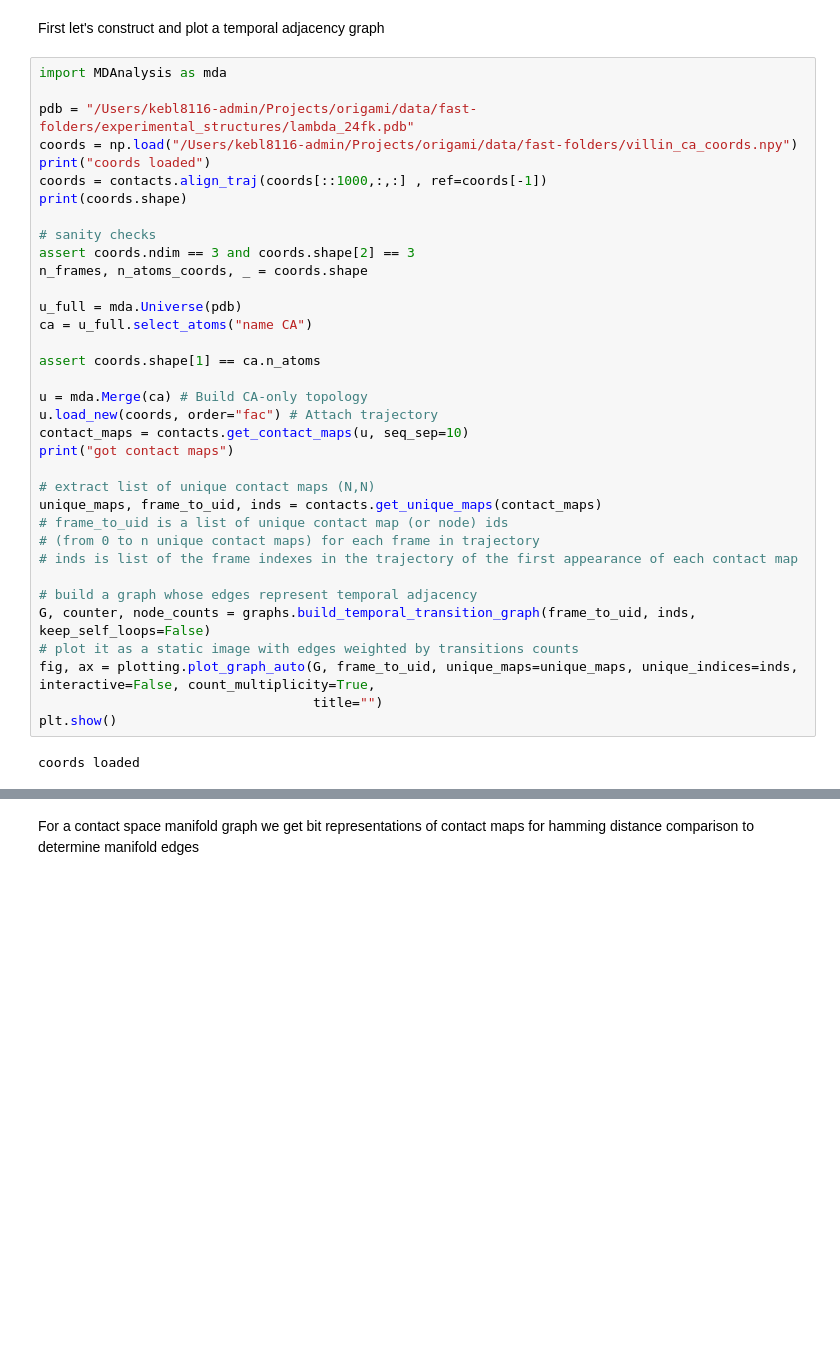
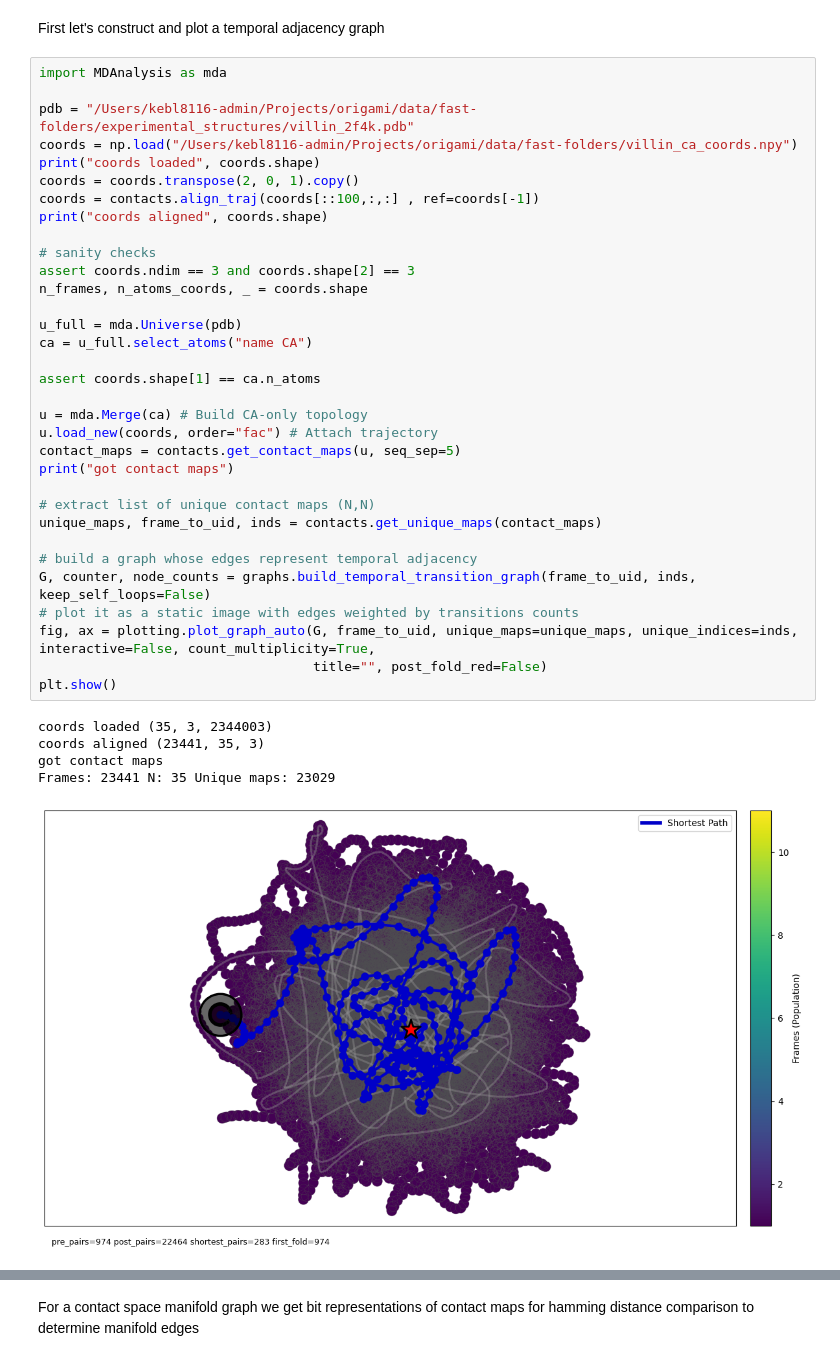
Before and after one commit to HPuntu/protein_folding_graphs, a Jupyter notebook: example_usage_villin.ipynb, the cells around one changed output, grey strips where cells are left out. Saved outputs shown, nothing was run; the diff lists cells and outputs as text; blank space fills up the shorter version.

```diff
--- a/example_usage_villin.ipynb
+++ b/example_usage_villin.ipynb
@@ -10,37 +10,39 @@ First let's construct and plot a temporal adjacency graph
 # %%
 import MDAnalysis as mda
 
-pdb = "/Users/kebl8116-admin/Projects/origami/data/fast-folders/experimental_structures/lambda_24fk.pdb"
+pdb = "/Users/kebl8116-admin/Projects/origami/data/fast-folders/experimental_structures/villin_2f4k.pdb"
 coords = np.load("/Users/kebl8116-admin/Projects/origami/data/fast-folders/villin_ca_coords.npy")
-print("coords loaded")
-coords = contacts.align_traj(coords[::1000,:,:] , ref=coords[-1])
-print(coords.shape)
+print("coords loaded", coords.shape)
+coords = coords.transpose(2, 0, 1).copy()
+coords = contacts.align_traj(coords[::100,:,:] , ref=coords[-1])
+print("coords aligned", coords.shape)
 
 # sanity checks
 assert coords.ndim == 3 and coords.shape[2] == 3
 n_frames, n_atoms_coords, _ = coords.shape
 
 u_full = mda.Universe(pdb)
 ca = u_full.select_atoms("name CA")
 
 assert coords.shape[1] == ca.n_atoms
 
 u = mda.Merge(ca) # Build CA-only topology
 u.load_new(coords, order="fac") # Attach trajectory
-contact_maps = contacts.get_contact_maps(u, seq_sep=10)
+contact_maps = contacts.get_contact_maps(u, seq_sep=5)
 print("got contact maps")
 
 # extract list of unique contact maps (N,N)
 unique_maps, frame_to_uid, inds = contacts.get_unique_maps(contact_maps)
-# frame_to_uid is a list of unique contact map (or node) ids
-# (from 0 to n unique contact maps) for each frame in trajectory
-# inds is list of the frame indexes in the trajectory of the first appearance of each contact map
 
 # build a graph whose edges represent temporal adjacency
 G, counter, node_counts = graphs.build_temporal_transition_graph(frame_to_uid, inds, keep_self_loops=False)
 # plot it as a static image with edges weighted by transitions counts
 fig, ax = plotting.plot_graph_auto(G, frame_to_uid, unique_maps=unique_maps, unique_indices=inds, interactive=False, count_multiplicity=True,
-                                   title="")
+                                   title="", post_fold_red=False)
 plt.show()
 # %% [output]
-coords loaded
+coords loaded (35, 3, 2344003)
+coords aligned (23441, 35, 3)
+got contact maps
+Frames: 23441 N: 35 Unique maps: 23029
+[figure, added]
```
Also changed, not shown: parts of 7 cells of this notebook, 1 other file.
